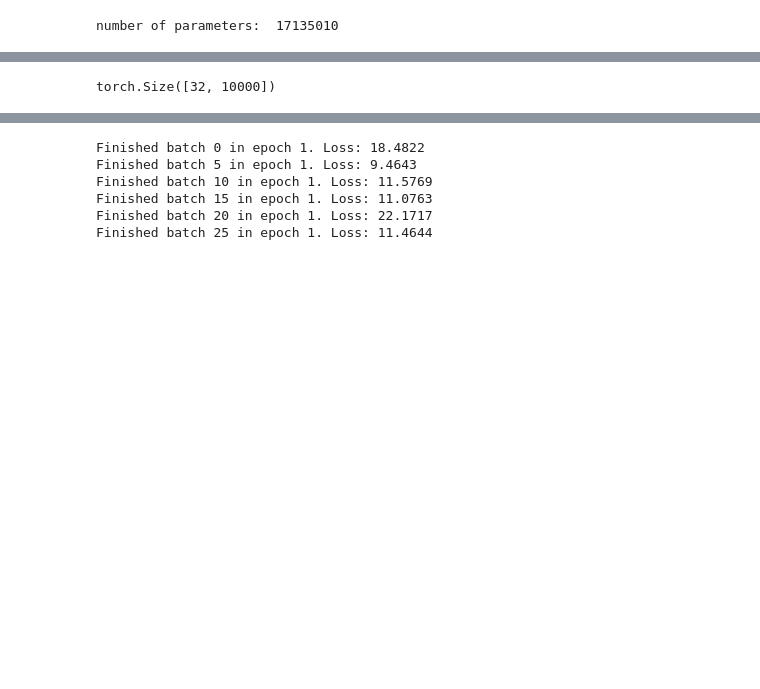
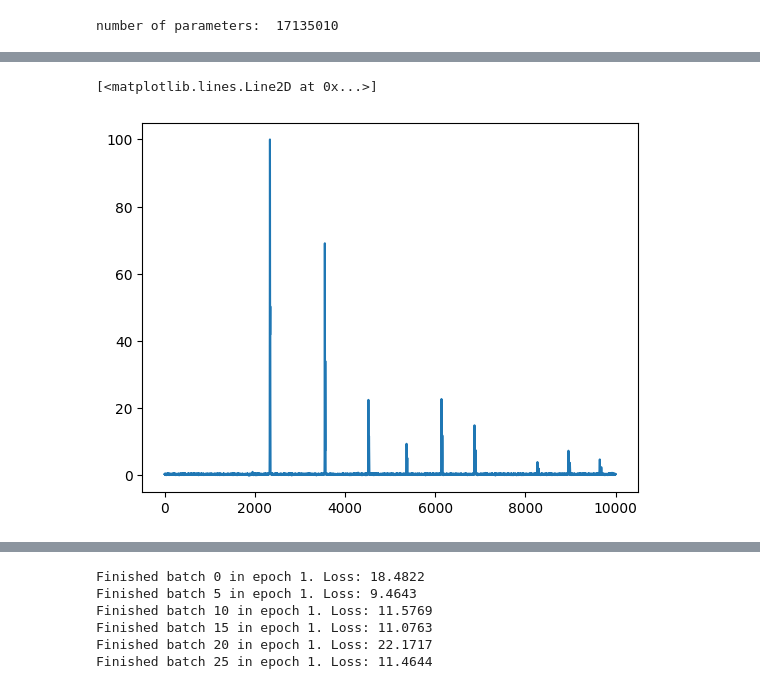
Before and after one commit to orionarcher/latent_xrd, a Jupyter notebook: perceiver_small.ipynb, the cells around one changed output, grey strips where cells are left out. Saved outputs shown, nothing was run; the diff lists cells and outputs as text; code cells hidden in the pictures; blank space fills up the shorter version.

```diff
--- a/perceiver_small.ipynb
+++ b/perceiver_small.ipynb
@@ -75,5 +82,7 @@ number of parameters:  17135010
 # %%
 
 for item in xrd_dataloader:
-  batch = item.reshape(32, 10000, 1)
-  break
+    print(item.size())
+    batch1 = item
+    batch = item.reshape(2, 10000, 1)
+    break
@@ -80,6 +102,2 @@ for item in xrd_dataloader:
 # %%
 out = model(batch.bfloat16())
-# %%
-out.shape
-# %% [output]
-torch.Size([32, 10000])
@@ -85,0 +111,5 @@ torch.Size([32, 10000])
+# %%
+plt.plot(batch[0, :, 0].detach().numpy())
+# %% [output]
+[<matplotlib.lines.Line2D at 0x...>]
+[figure, added]
```
Also changed, not shown: parts of 11 cells of this notebook, 1 other file.
